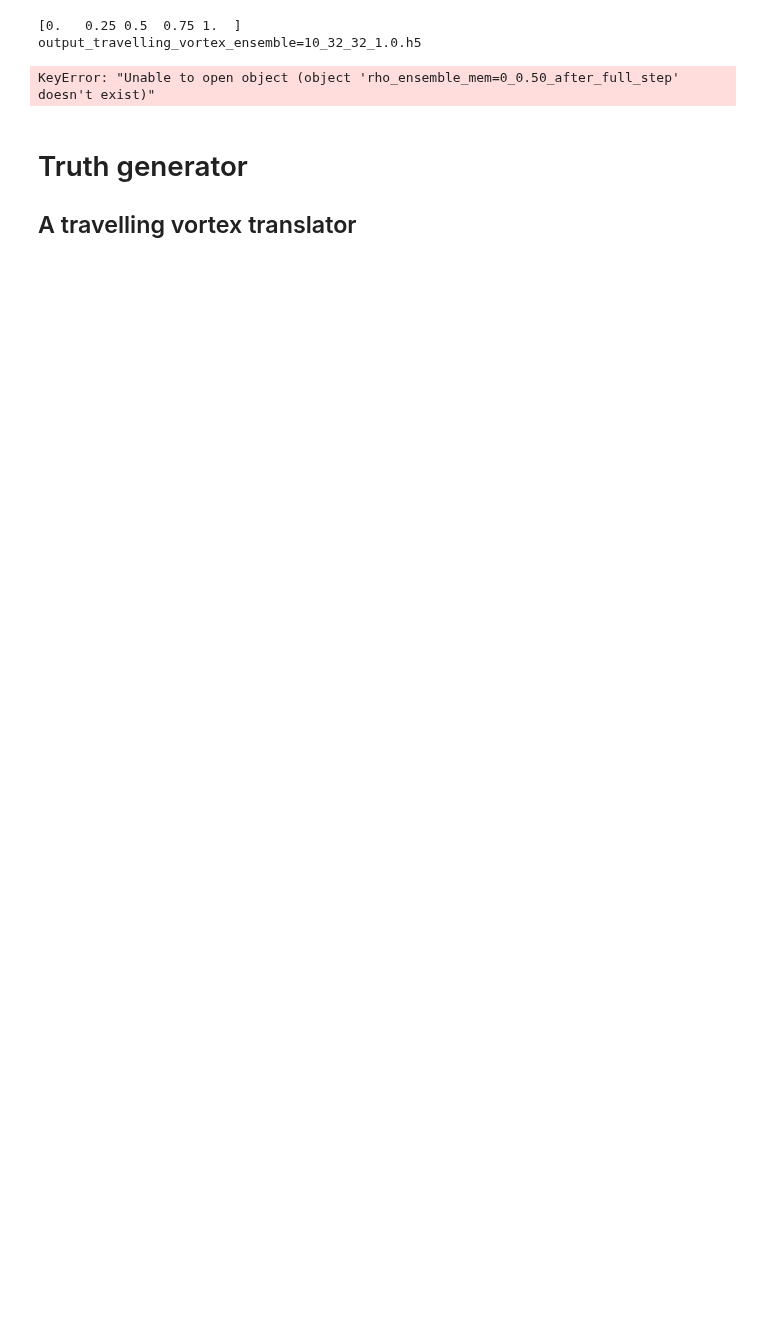
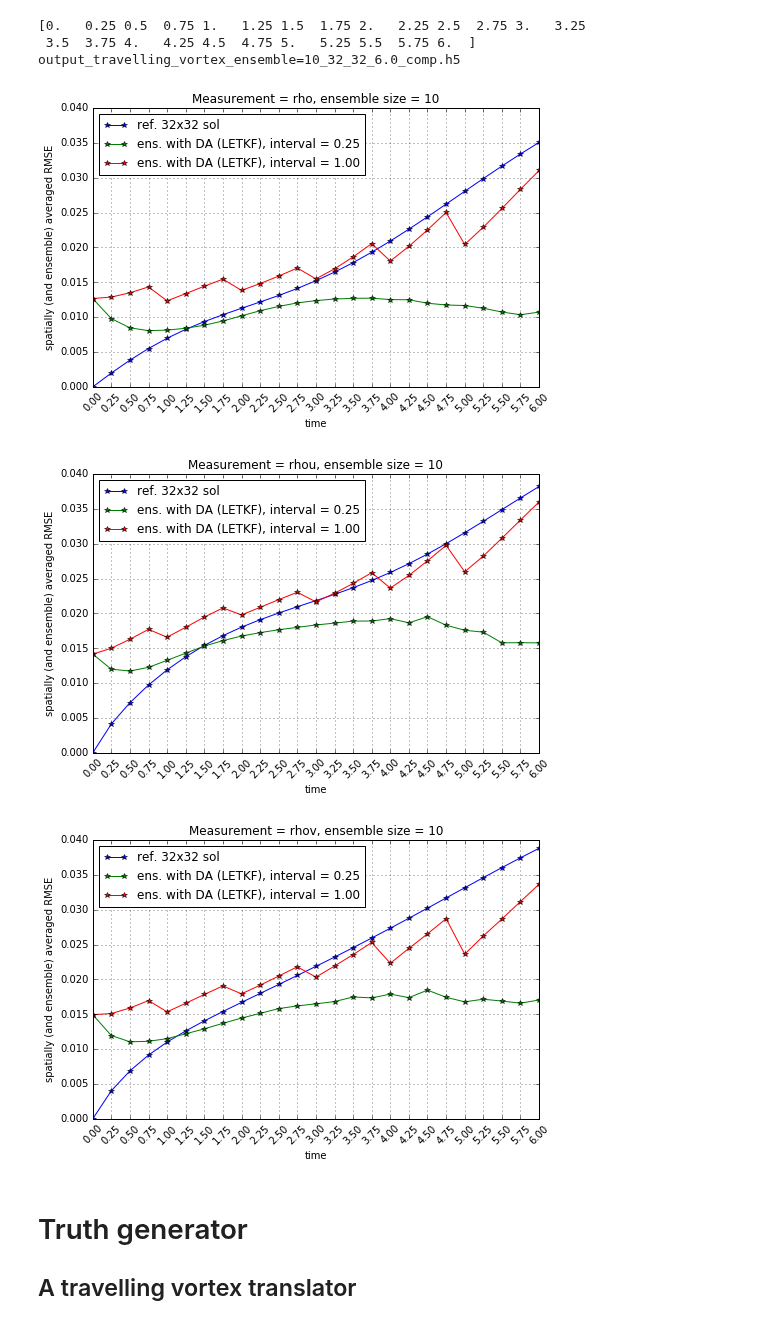
Before and after one commit to ray-chew/pyBELLA, a Jupyter notebook: visualiser_debugger/travelling_vortex.ipynb, the cells around one changed output. Drawn from its saved outputs; the diff is of its cells as text; code cells hidden in the pictures; blank space fills up the shorter version.

```diff
--- a/visualiser_debugger/travelling_vortex.ipynb
+++ b/visualiser_debugger/travelling_vortex.ipynb
@@ -39,7 +39,10 @@ def ensemble_test_case(time, path, N, attribute, label_type='TIME'):
         if label_type == 'TIME':
             t_label = '_ensemble_mem=%i_%.2f_after_full_step' %(n,time)
         elif label_type == 'STEP':
-            t_label = '_%.3d_after_full_step' %(time)
+            if N==1:
+                t_label = '_%.3d_after_full_step' %(time)
+            else:
+                t_label = '_ensemble_mem=%i_%.3d_after_full_step' %(n,time)
 
         array.append(py_out(file,attribute,time=t_label)[inner])
 
@@ -48,7 +51,7 @@ def ensemble_test_case(time, path, N, attribute, label_type='TIME'):
 
     file.close()
     file.close()
-    return array
+    return np.array(array)
 
 def bin_func(obs,ens_mem_shape):
     obs = obs.reshape(ens_mem_shape[0],obs.shape[0]//ens_mem_shape[0],
@@ -62,7 +65,7 @@ grid_y = 32
 ref_size = 1
 ens_size_1 = 10
 ens_size_2 = 10
-end_time = 1.0
+end_time = 6.0
 print_output = True
 ens_2 = True
 # interpolation_method = "map_coordinates"
@@ -78,27 +81,38 @@ ens_2 = True
 # times = np.linspace(0.0,10.0,101)
 # times = np.linspace(0.0,10.0,11*2-1)
 # times = np.insert(times,1,0.40)
-times = np.linspace(0,1.0,num=21)[::5]
+# times = np.linspace(0,1.0,num=21)[::5]
+# Ns = 244
+# times = np.linspace(0,1.0,num=21)
+# times = np.arange(0,174,5)
+# times_axis = np.linspace(0,1.0,num=174/5+1)
+# times = np.arange(0,Ns)
+# times_axis = np.linspace(0,end_time,num=Ns)
+
+times = np.arange(0.0,6.1,0.25)
 # times = [0.0]
 print(times)
 
+cb1 = [20,20]
 
-attributes = ['rho', 'rhou', 'rhov', 'Y']
+
+attributes = ['rho', 'rhou', 'rhov']
+# attributes = ['rho']
 # attributes = ['rhoY']
-fn_suffix = "_rho=1.4"
+# fn_suffix = "_rho=1.4"
 
-py_filename_ref = get_filename(ref_grid_x, ref_grid_y, ref_size, end_time, "_truth")
+py_filename_ref = get_filename(ref_grid_x, ref_grid_y, ref_size, end_time, "_generated")
 py_path_ref = get_path(py_filename_ref)
 
-py_filename_ref_1 = get_filename(grid_x,grid_y,ref_size,end_time, "")
+py_filename_ref_1 = get_filename(grid_x,grid_y,ref_size,end_time, "_comp")
 py_path_ref_1 = get_path(py_filename_ref_1)
 
-py_filename_ens_1 = get_filename(grid_x,grid_y,ens_size_1,end_time, "")
+py_filename_ens_1 = get_filename(grid_x,grid_y,ens_size_1,end_time, "_comp")
 py_path_ens_1 = get_path(py_filename_ens_1)
 print(py_filename_ens_1)
 
 if ens_2 == True:
-    py_filename_ens_2 = get_filename(grid_x,grid_y,ens_size_2,end_time, "_noda")
+    py_filename_ens_2 = get_filename(grid_x,grid_y,ens_size_2,end_time, "_cont_blend_fs=%i_ts=%i" %(cb1[0],cb1[1]))
     py_path_ens_2 = get_path(py_filename_ens_2)
 
 
@@ -106,13 +120,13 @@ for attribute in attributes:
     rmse_ref_1, rmse_ens_1, rmse_ens_2 = [], [], []
     cnt = 0
     for time in times:
-        comp_ref = ensemble_test_case(time, py_path_ref,ref_size, attribute)
+        comp_ref = ensemble_test_case(time, py_path_ref,ref_size, attribute, label_type='TIME')
         # print(comp_ref.shape)
         # comp_ref_inner = comp_ref[inner]
-        comp_ref_1 = ensemble_test_case(time, py_path_ref_1,ref_size, attribute)
+        comp_ref_1 = ensemble_test_case(time, py_path_ref_1,ref_size, attribute, label_type='TIME')
         # print(comp_ref_1.shape)
         # comp_ref_1_inner = comp_ref_1[inner]
-        comp_ref = bin_func(comp_ref, comp_ref_1.shape)
+#         comp_ref = bin_func(comp_ref, comp_ref_1.shape)
 
         # if interpolation_method == "map_coordinates":
         #     x = np.linspace(0,comp_ref_1.shape[0],comp_ref.shape[0])
@@ -146,7 +160,7 @@ for attribute in attributes:
         # y0 = np.linspace(-0.5,0.5,256)
         # comp_ref_1 =False
 
-        comp_ens_1 = ensemble_test_case(time,py_path_ens_1, ens_size_1, attribute)
+        comp_ens_1 = ensemble_test_case(time,py_path_ens_1, ens_size_1, attribute, label_type='TIME')
 
         # interpol_ens_1 = RectBivariateSpline(np.linspace(-0.5,0.5,48),np.linspace(-0.5,0.5,48),comp_ens_1)
         # x0 = np.linspace(-0.5,0.5,comp_ref.shape[0])
@@ -187,7 +201,7 @@ for attribute in attributes:
 #             ax[1].set_title("ref: (%ix%i)" %(grid_x, grid_y))
             ax[1].set_title("single run, NO DA")
             img = ax[2].imshow(comp_ens_1, origin='lower')
-#             ax[2].set_title("DA: ens.=%i" %ens_size_1)
+            ax[2].set_title("DA: ens.=%i" %ens_size_1)
             ax[2].set_title("ens. DA (linear)")
             if ens_2 == True:
                 img = ax[3].imshow(comp_ens_2, origin='lower')
@@ -196,39 +210,42 @@ for attribute in attributes:
             fig.colorbar(img, ax=ax, shrink=.5)
             fig.suptitle("time=%.2fs, measurement=%s, ensemble size = 10" %(time,attribute), y=0.8)
             plt.savefig("../output_images/%s_%03d" %(attribute,cnt), bbox_inches='tight')
             plt.show()
 
 #         print(comp_ref)
 
         cnt += 1
 
     plt.figure(figsize=(8,5))
     plt.plot(times,rmse_ref_1, '-*',label='ref. ' + str(grid_x) + 'x' + str(grid_y) + ' sol')
-    plt.plot(times,rmse_ens_1, '-*',label='ens. with DA (ETPF)')
+    plt.plot(times,rmse_ens_1, '-*',label='ens. with DA (LETKF), interval = 0.25')
     # plt.plot(times,rmse_ens_1, '-*',label='ens. w/o DA, int=0.10')
     if ens_2 == True:
-        plt.plot(times,rmse_ens_2, '-*',label='ens. without DA')
-        # plt.plot(times,rmse_ens_2, '-*',label='ens. with NO DA')
+        plt.plot(times,rmse_ens_2, '-*',label='ens. with DA (LETKF), interval = 1.00')
+#         plt.plot(times,rmse_ens_2, '-*',label='ens. with NO DA')
     plt.title("Measurement = %s, ensemble size = %i" %(attribute,ens_size_1))
     plt.xlabel("time")
     plt.ylabel("spatially (and ensemble) averaged RMSE")
     plt.legend(loc='best')
     plt.xticks(times, rotation=45)
     plt.grid()
     plt.savefig("../rmse_" + attribute + fn_suffix + '.png', bbox_inches='tight')
     plt.show()
 
 file = h5py.File(py_directory + py_filename_ens_1, 'r')
 if file.__bool__():
     file.close()
 if ens_2 == True:
     file = h5py.File(py_directory + py_filename_ens_2, 'r')
     if file.__bool__():
         file.close()
 # %% [output]
-[0.   0.25 0.5  0.75 1.  ]
-output_travelling_vortex_ensemble=10_32_32_1.0.h5
+[0.   0.25 0.5  0.75 1.   1.25 1.5  1.75 2.   2.25 2.5  2.75 3.   3.25
+ 3.5  3.75 4.   4.25 4.5  4.75 5.   5.25 5.5  5.75 6.  ]
+output_travelling_vortex_ensemble=10_32_32_6.0_comp.h5
-KeyError: "Unable to open object (object 'rho_ensemble_mem=0_0.50_after_full_step' doesn't exist)"
+[figure, added]
+[figure, added]
+[figure, added]
 # %% [markdown]
 # Truth generator
 ## A travelling vortex translator
```
Also changed, not shown: parts of 3 cells of this notebook, 2 other files.
